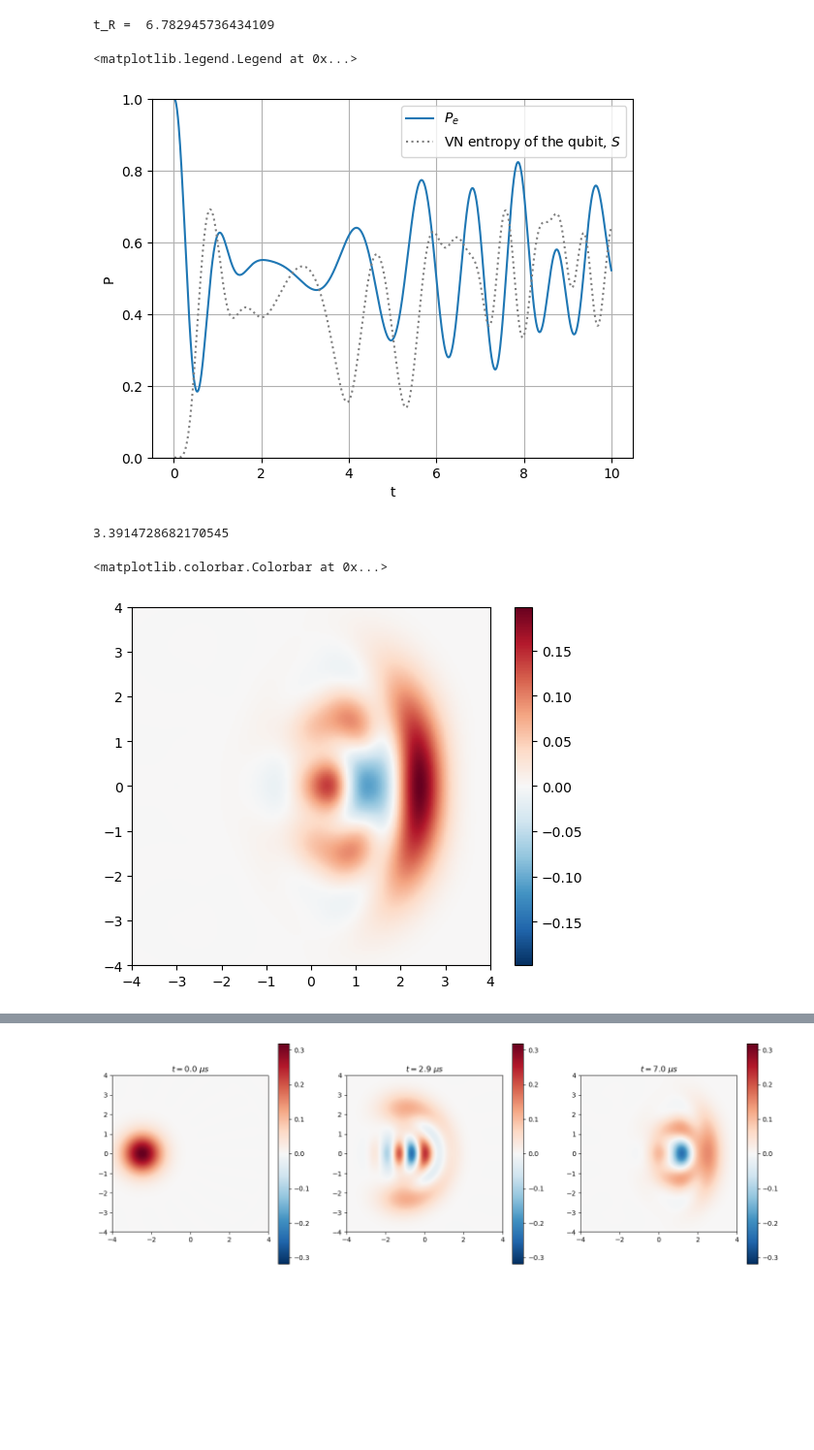
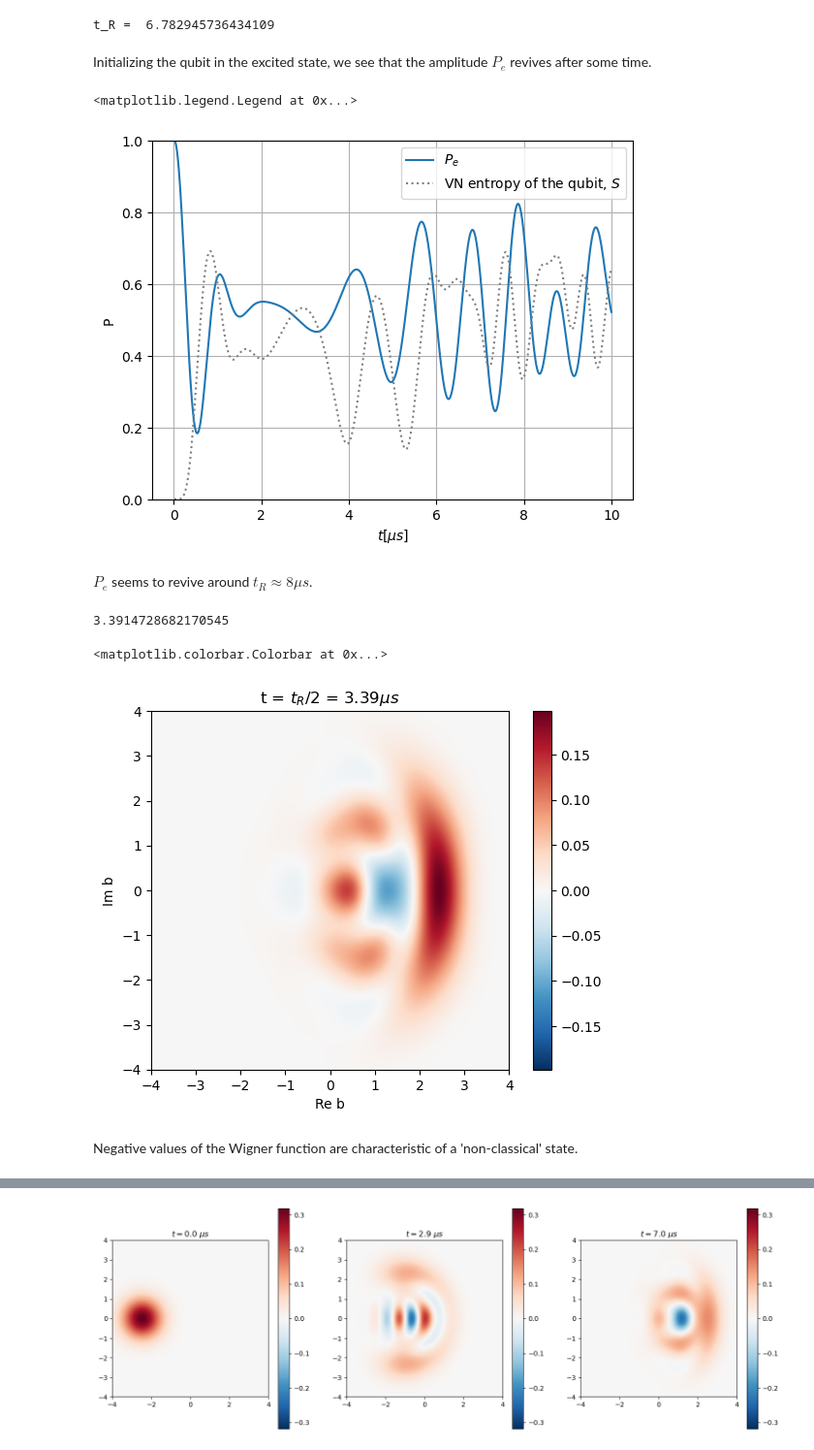
Before and after one commit to jan-chelmecki/ENS-Quantum-Optics-Homework, a Jupyter notebook: HW4_Chelmecki.ipynb, the cells around one changed output, grey strips where cells are left out. Shown at 97% size. Cells and saved outputs as stored; diff of their text form; code cells hidden in the pictures; blank space fills up the shorter version.

```diff
--- a/HW4_Chelmecki.ipynb
+++ b/HW4_Chelmecki.ipynb
@@ -15,6 +18,6 @@ Working with this Hamiltonian, we ignore H.O. part, which would induce a rotatio
 # %%
 alpha = -1.75
-N = 15
+N = 40
 g0 = 2*np.pi*0.258 # 2\pi * 258 kHz  ~ 1.6 Ghz -----> It is numerically OK to use dimensionfull values, provided that we measure time in microseconds
 om_qubit = 2*np.pi*5.9456 #GHz
 om_phonon = 2*np.pi*5.9614 #GHz
@@ -36,6 +39,8 @@ H = g0* ( tensor(destroy(2).dag(), destroy(N)) + tensor(destroy(2), destroy(N).d
 #+ om_qubit/2 * tensor(sigmaz(), qeye(N))
 # %% [output]
 t_R =  6.782945736434109
+# %% [markdown]
+Initializing the qubit in the excited state, we see that the amplitude $P_e$ revives after some time.
 # %%
 psi0 = tensor(g, coherent(N,alpha))
 rho0 = psi0*psi0.dag()
@@ -46,22 +51,29 @@ Prob_e = np.real(np.array ([ rho_qubit[i][0,0] for i in range(N_Steps) ]))
 S = [entropy_vn(rho_q) for rho_q in rho_qubit]
 plt.plot(times[1::], Prob_e, label="$P_e$")
 plt.plot(times[1::], S, label = "VN entropy of the qubit, $S$", linestyle=":", color="gray")
-plt.xlabel("t"); plt.ylabel("P")
+plt.xlabel("$t [\mu s]$"); plt.ylabel("P")
 plt.ylim(0,1)
 plt.grid()
 plt.legend()
 # %% [output]
 <matplotlib.legend.Legend at 0x...>
-[figure, old version]
+[figure, new version]
+# %% [markdown]
+$P_e$ seems to revive around $t_R \approx 8 \mu s$.
 # %%
 t = t_R/2
 print(t)
 rho = result.states[int(N_Steps*t_R/T)].ptrace(1)
 W = wigner(rho, xvec, yvec)
 W_max = np.max(abs(W))
 plt.imshow(W,cmap="RdBu_r",vmin=-W_max,vmax=W_max, extent=[-xmax,xmax,-xmax,xmax], aspect=1)
+plt.xlabel("Re b")
+plt.ylabel("Im b")
+plt.title("t = $t_R/2$ = "+str(round(t,2))+str( "$ \mu s$"))
 plt.colorbar()
 # %% [output]
 3.3914728682170545
 <matplotlib.colorbar.Colorbar at 0x...>
-[figure, old version]
+[figure, new version]
+# %% [markdown]
+Negative values of the Wigner function are characteristic of a 'non-classical' state.
```
Also changed, not shown: parts of 5 cells of this notebook, 1 other file.
